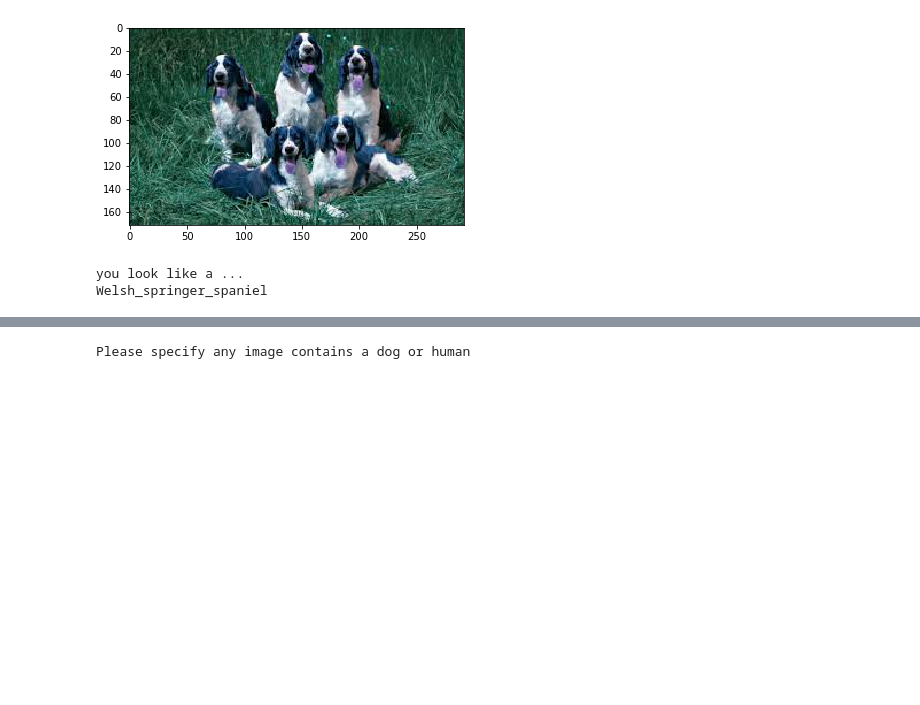
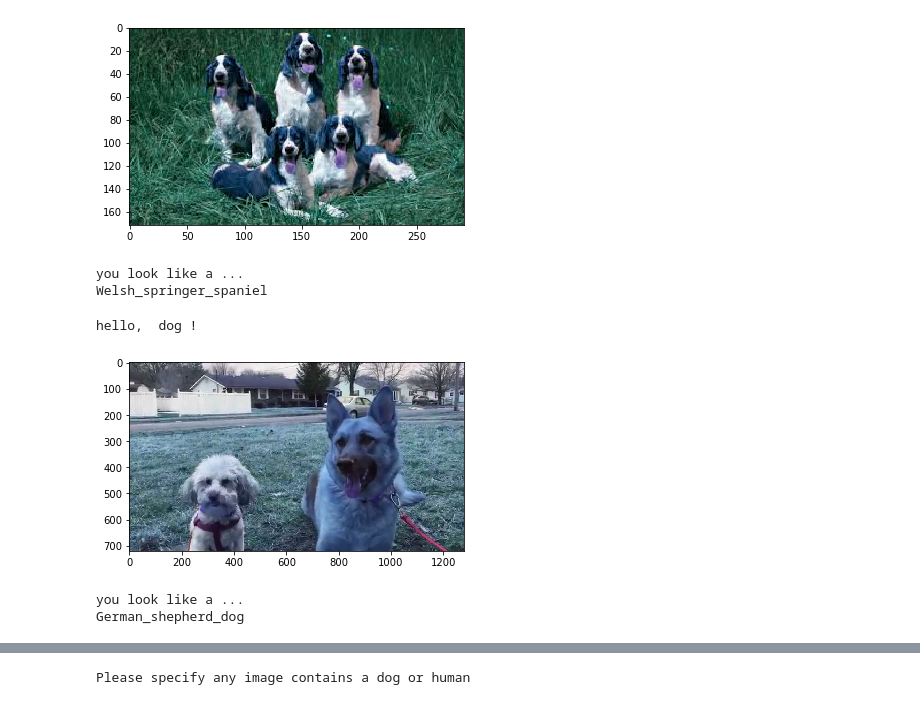
Before and after one commit to fnakashima/dog-project, a Jupyter notebook: dog_app.ipynb, the cells around one changed output, grey strips where cells are left out. Drawn from its saved outputs; the diff is of its cells as text; code cells hidden in the pictures; blank space fills up the shorter version.

```diff
--- a/dog_app.ipynb
+++ b/dog_app.ipynb
@@ -806,7 +806,6 @@ def dogface_detector(img_path):
         display_image(img_path)
         return
 
-    detected_breed = Network_predict_breed(img_path)
     print('hello, ',target,'!')
     display_image(img_path)
     print('you look like a ...')
@@ -866,3 +865,11 @@ hello,  dog !
 [figure]
 you look like a ...
 Welsh_springer_spaniel
+# %%
+target_path = './test_images/German-Shepherd-and-Poodle.jpg'
+dogface_detector(target_path)
+# %% [output]
+hello,  dog !
+[figure, added]
+you look like a ...
+German_shepherd_dog
```
Also changed, not shown: parts of 5 cells of this notebook, 6 other files.
